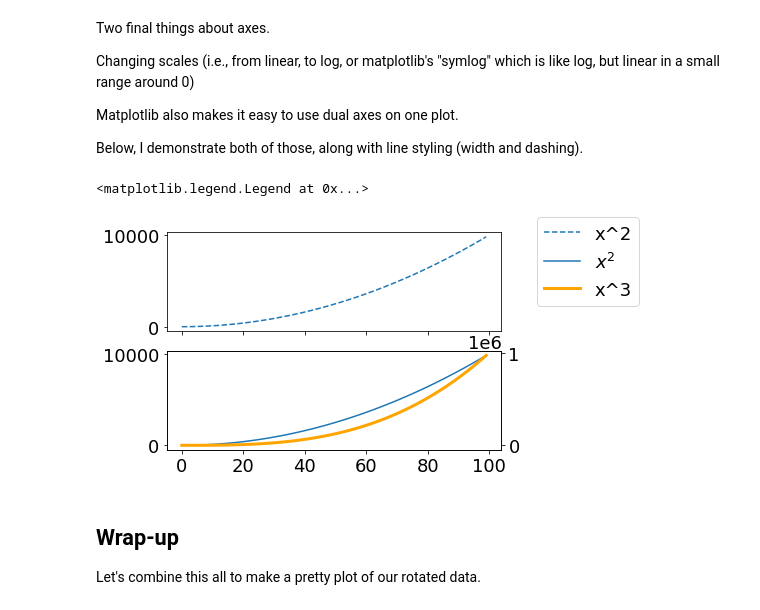
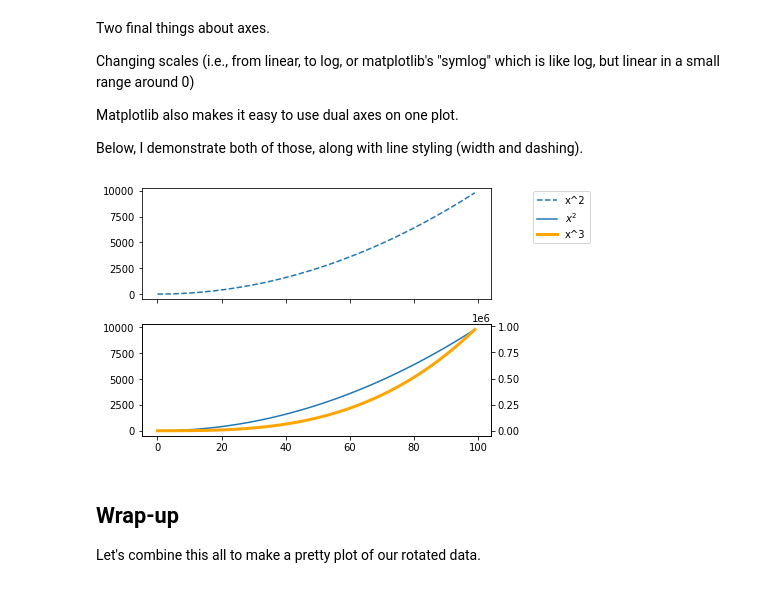
Before and after one commit to ZuckermanLab/T32_Nanocourse, a Jupyter notebook: ProbabilityEtc.ipynb, the cells around one changed output. Saved outputs shown, nothing was run; the diff lists cells and outputs as text; code cells hidden in the pictures.

```diff
--- a/ProbabilityEtc.ipynb
+++ b/ProbabilityEtc.ipynb
@@ -605,32 +559,31 @@ Below, I demonstrate both of those, along with line styling (width and dashing).
 # %%
 # Two plots on top of each other, which share their x axes
 # (Note the x-tick labels aren't duplicated)
 fig, ax = plt.subplots(nrows=2, ncols=1, sharex=True)
 
 x_values = np.arange(0,100)
 
 # Plot x^2 on the top plot
 ax[0].plot(x_values, x_values**2, linestyle='--', label="x^2")
 
 
 # On the bottom, plot x^2 and x^3 on a shared x-axis.
 
 # You can use TeX in labels too!
 ax[1].plot(x_values, x_values**2, label="$x^2$")
 # Make a new axis on the bottom plot that shares the x-axis
 ax1_twin = ax[1].twinx()
 ax1_twin.plot(x_values, x_values**3, linewidth=3, color='orange', label="x^3")
 
 # By default, the legend will be weirdly sticking in the plot.
 # Let's put the upper-left corner of the legend at (100%, 95%)
 #   relative to the x-axis and y-axis respectively.
 fig.legend(loc='upper left', bbox_to_anchor=(1.0,0.95))
 
 # Make sure the legend isn't cut off by doing tight_layout
-# fig.tight_layout()
+fig.tight_layout()
 # %% [output]
-<matplotlib.legend.Legend at 0x...>
-[figure, old version]
+[figure, new version]
 # %% [markdown]
 ## Wrap-up
 
```
Also changed, not shown: parts of 39 cells of this notebook.
